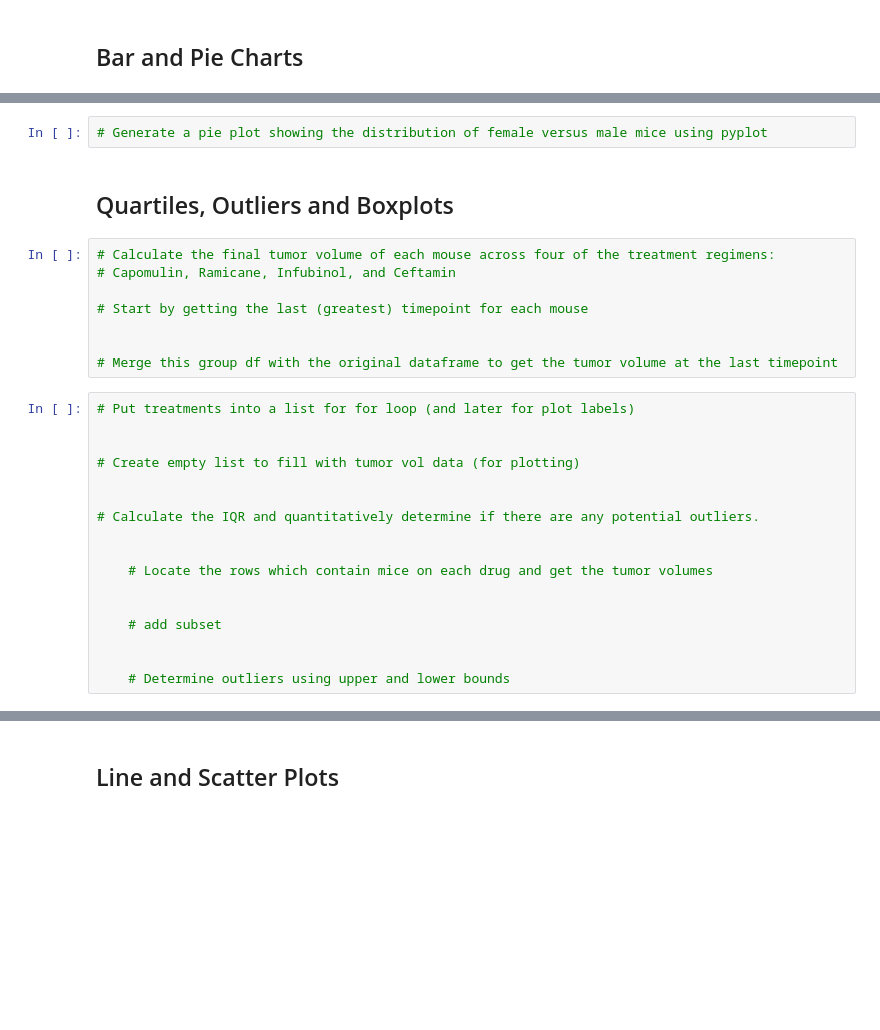
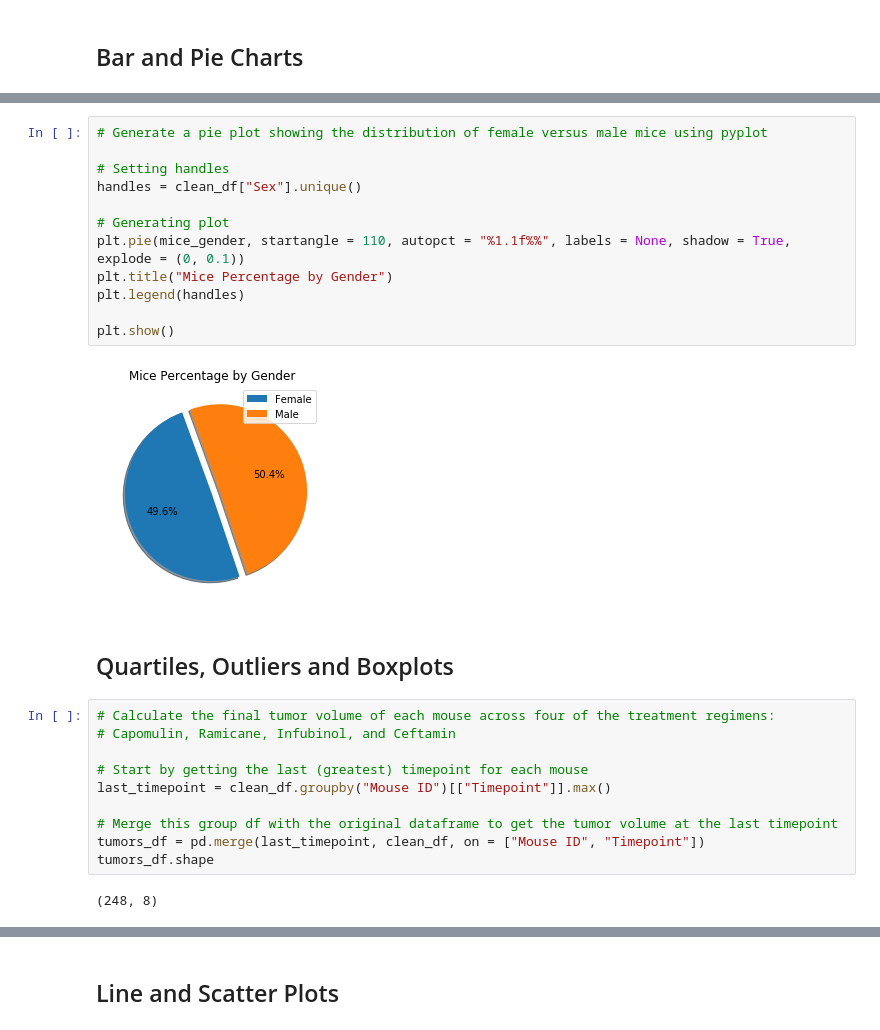
Before and after one commit to Levirdz/matplotlib-challenge, a Jupyter notebook: pymaceuticals_starter.ipynb, the cells around one changed output, grey strips where cells are left out. Drawn from its saved outputs; the diff is of its cells as text; blank space fills up the shorter version.

```diff
--- a/pymaceuticals_starter.ipynb
+++ b/pymaceuticals_starter.ipynb
@@ -104,5 +175,17 @@ The total number of mice is 249
 # %%
 # Generate a pie plot showing the distribution of female versus male mice using pyplot
+
+# Setting handles
+handles = clean_df["Sex"].unique()
+
+# Generating plot
+plt.pie(mice_gender, startangle = 110, autopct = "%1.1f%%", labels = None, shadow = True, explode = (0, 0.1))
+plt.title("Mice Percentage by Gender")
+plt.legend(handles)
+
+plt.show()
+# %% [output]
+[figure, added]
 # %% [markdown]
 ## Quartiles, Outliers and Boxplots
 # %%
@@ -110,23 +193,10 @@ The total number of mice is 249
 # Capomulin, Ramicane, Infubinol, and Ceftamin
 
 # Start by getting the last (greatest) timepoint for each mouse
-
+last_timepoint = clean_df.groupby("Mouse ID")[["Timepoint"]].max()
 
 # Merge this group df with the original dataframe to get the tumor volume at the last timepoint
+tumors_df = pd.merge(last_timepoint, clean_df, on = ["Mouse ID", "Timepoint"])
+tumors_df.shape
+# %% [output]
+(248, 8)
-# %%
-# Put treatments into a list for for loop (and later for plot labels)
-
-
-# Create empty list to fill with tumor vol data (for plotting)
-
-
-# Calculate the IQR and quantitatively determine if there are any potential outliers.
-
-
-    # Locate the rows which contain mice on each drug and get the tumor volumes
-
-
-    # add subset
-
-
-    # Determine outliers using upper and lower bounds
```
Also changed, not shown: parts of 19 cells of this notebook.
